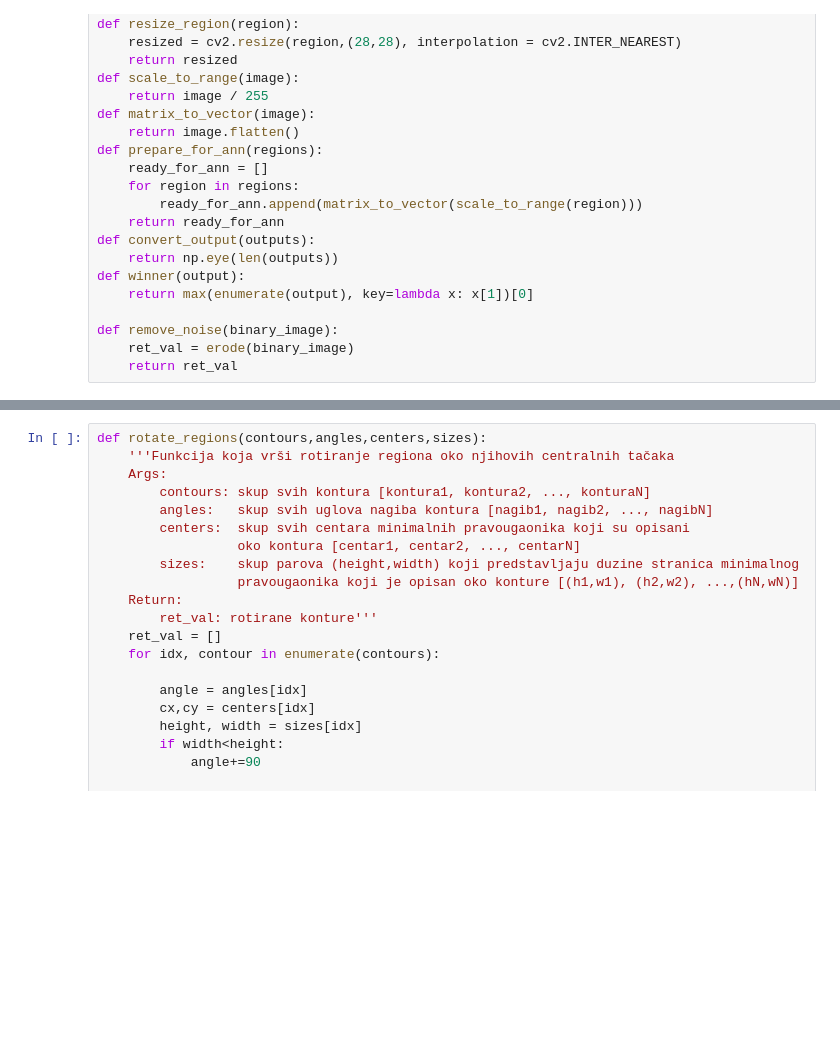
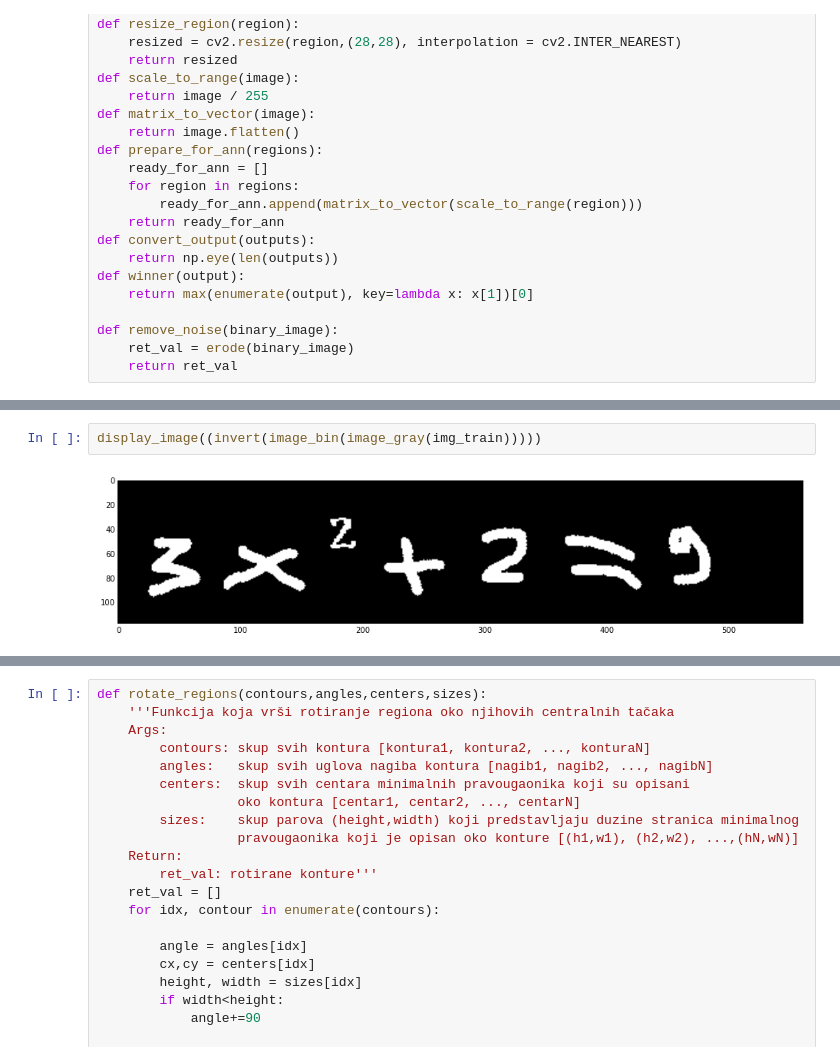
Before and after one commit to milanadapra/equation-solver, a Jupyter notebook: v4/v4-reseno.ipynb, the cells around one changed output, grey strips where cells are left out. Saved outputs shown, nothing was run; the diff lists cells and outputs as text; blank space fills up the shorter version.

```diff
--- a/v4/v4-reseno.ipynb
+++ b/v4/v4-reseno.ipynb
@@ -73,3 +85,7 @@ img_train_bin = remove_noise(invert(image_bin_adaptive(image_gray(img_train))))
+# %%
+display_image((invert(image_bin(image_gray(img_train)))))
+# %% [output]
+[figure, added]
 # %%
 # TODO 2
 def merge_regions(contours):
```
Also changed, not shown: parts of 12 cells of this notebook, 43 other files.
